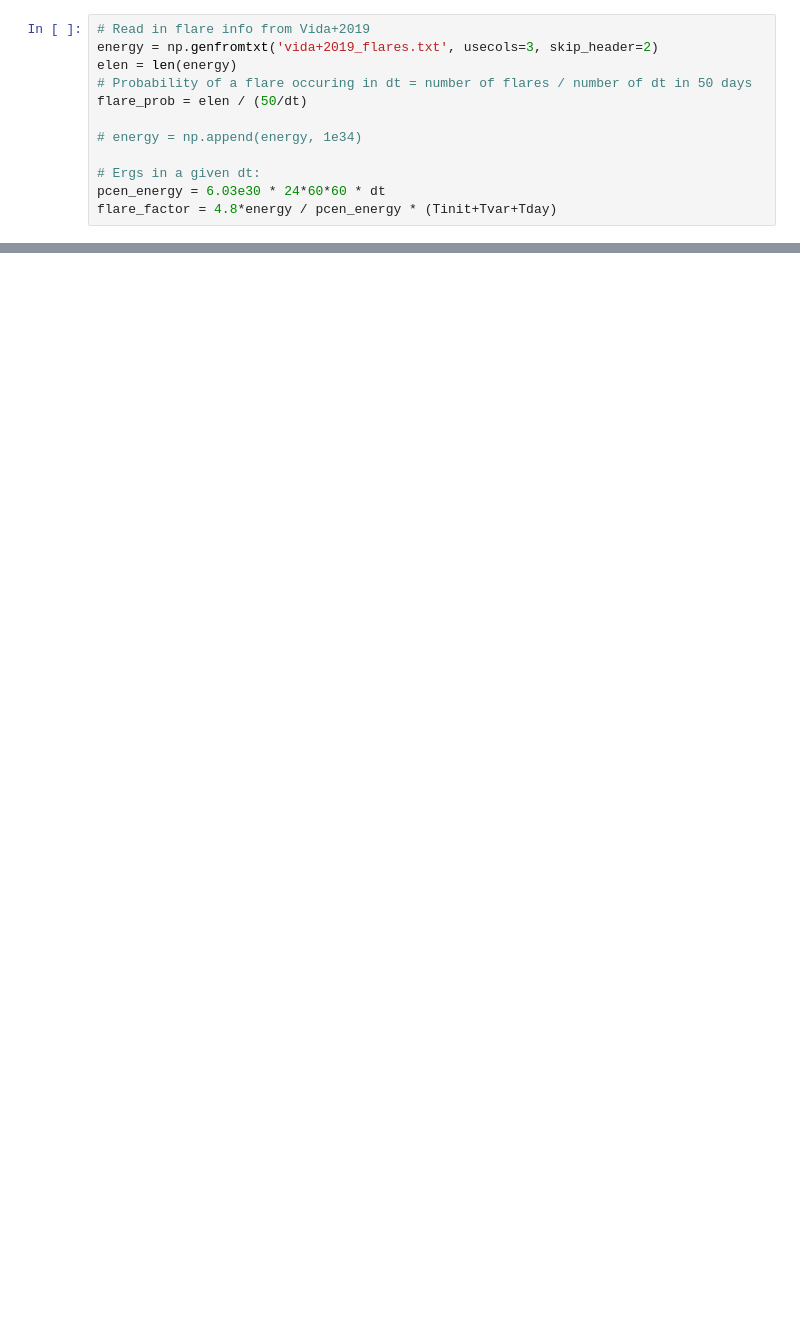
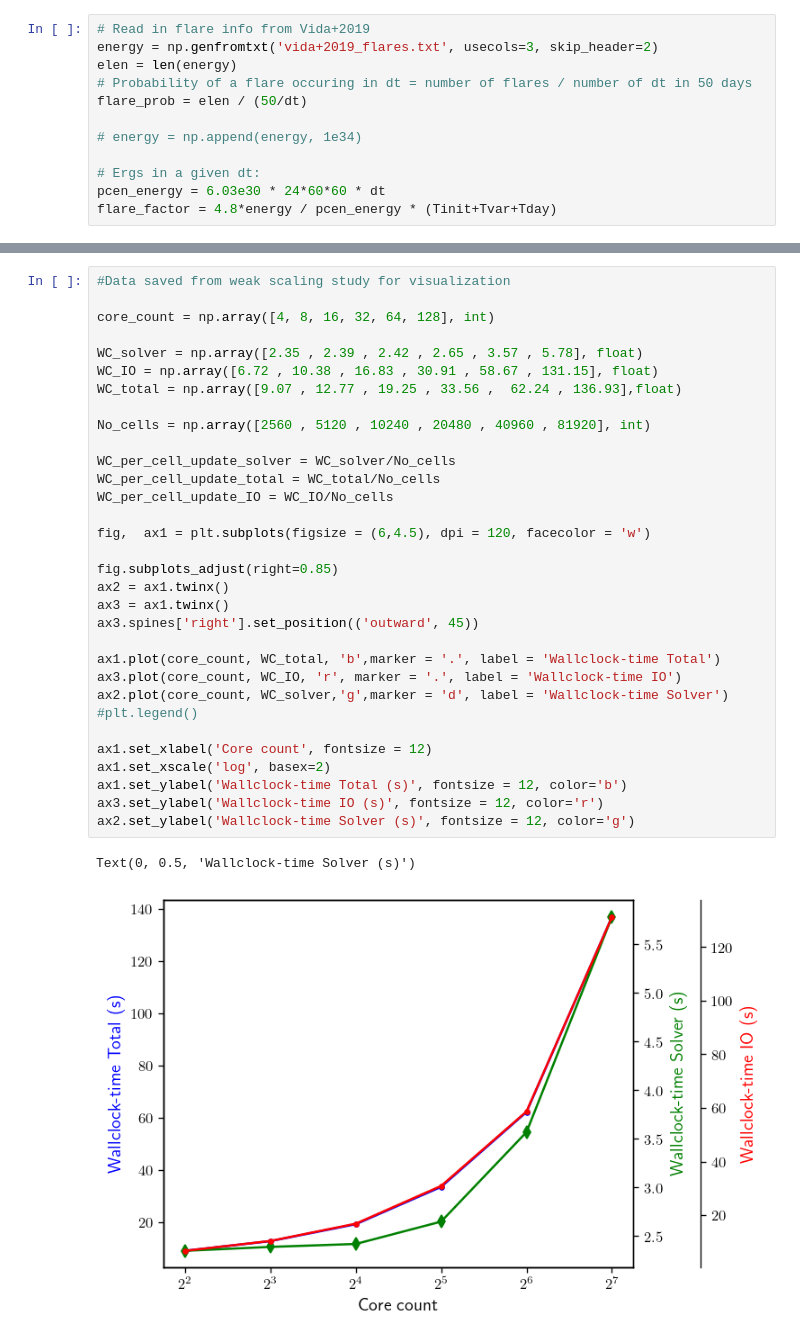
Before and after one commit to niranjancroy/exoplanet_heat, a Jupyter notebook: exoplanet_heat.ipynb, the cells around one changed output, grey strips where cells are left out. Drawn from its saved outputs; the diff is of its cells as text; blank space fills up the shorter version.

Commit message:
adding parallel code and weak scaling viz

```diff
--- a/exoplanet_heat.ipynb
+++ b/exoplanet_heat.ipynb
@@ -179,0 +415,35 @@ KeyboardInterrupt:
+# %%
+#Data saved from weak scaling study for visualization
+
+core_count = np.array([4, 8, 16, 32, 64, 128], int)
+
+WC_solver = np.array([2.35 , 2.39 , 2.42 , 2.65 , 3.57 , 5.78], float)
+WC_IO = np.array([6.72 , 10.38 , 16.83 , 30.91 , 58.67 , 131.15], float)
+WC_total = np.array([9.07 , 12.77 , 19.25 , 33.56 ,  62.24 , 136.93],float)
+
+No_cells = np.array([2560 , 5120 , 10240 , 20480 , 40960 , 81920], int)
+
+WC_per_cell_update_solver = WC_solver/No_cells
+WC_per_cell_update_total = WC_total/No_cells
+WC_per_cell_update_IO = WC_IO/No_cells
+
+fig,  ax1 = plt.subplots(figsize = (6,4.5), dpi = 120, facecolor = 'w')
+
+fig.subplots_adjust(right=0.85)
+ax2 = ax1.twinx()
+ax3 = ax1.twinx()
+ax3.spines['right'].set_position(('outward', 45))
+
+ax1.plot(core_count, WC_total, 'b',marker = '.', label = 'Wallclock-time Total')
+ax3.plot(core_count, WC_IO, 'r', marker = '.', label = 'Wallclock-time IO')
+ax2.plot(core_count, WC_solver,'g',marker = 'd', label = 'Wallclock-time Solver')
+#plt.legend()
+
+ax1.set_xlabel('Core count', fontsize = 12)
+ax1.set_xscale('log', basex=2)
+ax1.set_ylabel('Wallclock-time Total (s)', fontsize = 12, color='b')
+ax3.set_ylabel('Wallclock-time IO (s)', fontsize = 12, color='r')
+ax2.set_ylabel('Wallclock-time Solver (s)', fontsize = 12, color='g')
+# %% [output]
+Text(0, 0.5, 'Wallclock-time Solver (s)')
+[figure, added]
```
Also changed, not shown: parts of 7 cells of this notebook.
